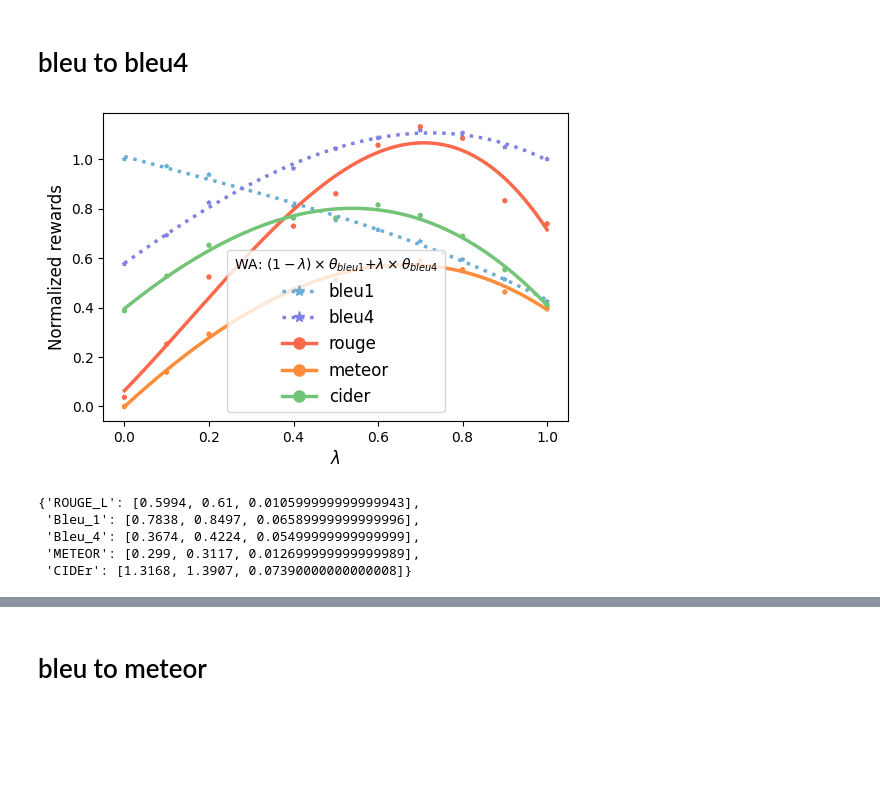
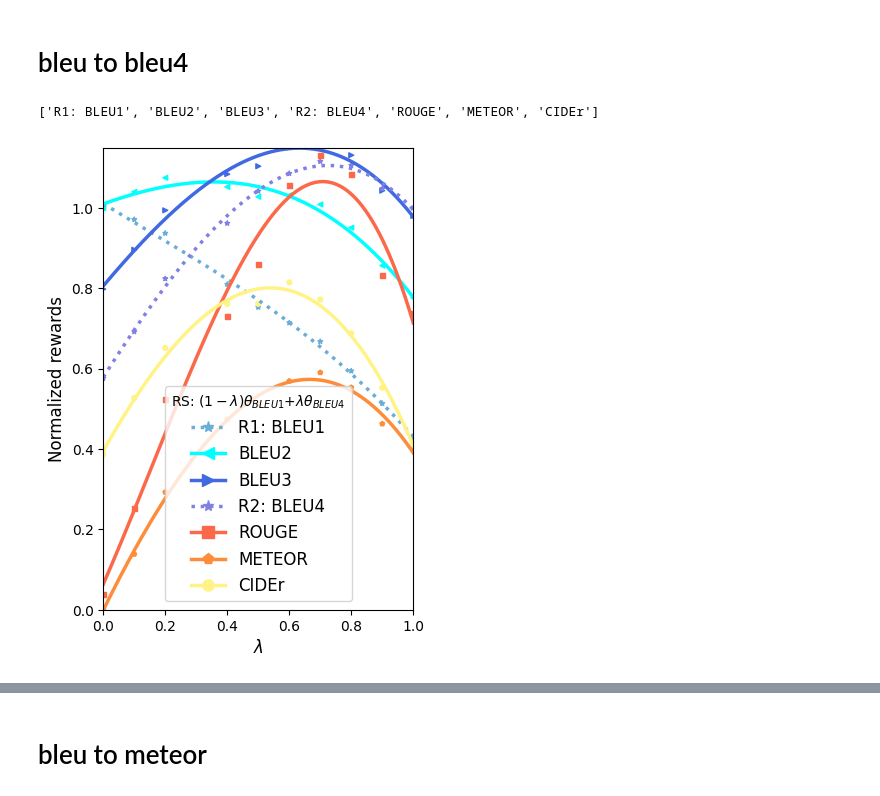
Before and after one commit to alexrame/domainbedv2, a Jupyter notebook: notebooks/rl/captioning/wa_rl_captioning.ipynb, the cells around one changed output, grey strips where cells are left out. Saved outputs shown, nothing was run; the diff lists cells and outputs as text; code cells hidden in the pictures; blank space fills up the shorter version.

```diff
--- a/notebooks/rl/captioning/wa_rl_captioning.ipynb
+++ b/notebooks/rl/captioning/wa_rl_captioning.ipynb
@@ -117,28 +128,42 @@ dict_key_to_minmax_fts
 clean_kwargs_scatter = {
     "key_x": "1-lambda",
     "loc": "lower center",
-    "colormaps": ["Blues", "Dark_Blues", "Reds", "Oranges", "Greens"],
+    "colors": [
+        plot.get_color_from_cmap(cmp, dict_colormaps=dict_colormaps)
+        for cmp in ["Blues", "fake_cyan", "fake_royalblue", "Dark_Blues", "Reds", "Oranges", "Yellows"]
+    ],
     "order": "3",
     "title": None,
-    "_dict_key_to_label": {"1-lambda": r'$\lambda$', "lambda": r'$\lambda$'}
+    "_dict_key_to_limit": {"x": (0., 1.), "y": (0, 1.08)},
+    "_dict_key_to_label": {"1-lambda": r'$\lambda$', "lambda": r'$\lambda$',  "METEOR": "METEOR", "CIDEr": "CIDEr"}
 }
-keys_y=["Bleu_1", "Bleu_4", "ROUGE_L", "METEOR", "CIDEr"]
+keys_y=["Bleu_1", "Bleu_2", "Bleu_3", "Bleu_4", "ROUGE_L", "METEOR", "CIDEr"]
 
-
-def plot_scatter_captioning(l, key_1, key_2, dict_key_to_minmax=dict_key_to_minmax_fts, legendtitle=None, **kwargs):
+dict_key_to_marker = {
+    "Bleu_1": 'v',
+    "Bleu_2": '<',
+    "Bleu_3": '>',
+    "Bleu_4":  '^',
+    "ROUGE_L": 's',
+    "METEOR": 'p',
+    "CIDEr": "o",
+}
+def plot_scatter_captioning(l, key_1, key_2, dict_key_to_minmax=dict_key_to_minmax_fts, legendtitle=None, keys_y=keys_y, **kwargs):
     label_1 = dict_key_to_label[key_1]
     label_2 = dict_key_to_label[key_2]
     if legendtitle is None:
-        legendtitle = r"WA: $(1-\lambda) \times $" + r"$\theta_{{{label_1}}}$".format(
+        legendtitle = r"RS: $(1-\lambda) $" + r"$\theta_{{{label_1}}}$".format(
             label_1=label_1
-        ) + r"$ + \lambda \times \theta_{{{label_2}}}$".format(label_2=label_2)
+        ) + r"$ + \lambda \theta_{{{label_2}}}$".format(label_2=label_2)
 
-    plot.plt.rcParams["figure.figsize"] = (6, 4)
+    plot.plt.rcParams["figure.figsize"] = (4, 6)
     for key in clean_kwargs_scatter.keys():
         if key not in kwargs:
             kwargs[key] = clean_kwargs_scatter[key]
-    labels = [dict_key_to_label[key] for key in keys_y]
-    markers = ["*" if key in [key_1, key_2] else "o" for key in keys_y]
+    suffixes = ["R1: " if key == key_1 else ("R2: " if key == key_2 else "") for key in keys_y]
+    labels = [suffix + dict_key_to_label[key] for suffix, key in zip(suffixes, keys_y)]
+    print(labels)
+    markers = ["*" if key in [key_1, key_2] else dict_key_to_marker[key] for key in keys_y]
     linestyles = ["dotted" if key in [key_1, key_2] else "solid" for key in keys_y]
     kwargs["keys_y"] = [
         key + "-" + str(dict_key_to_minmax[key][0]) + "/" + str(dict_key_to_minmax[key][2]) for key in keys_y]
@@ -261,18 +286,13 @@ def plot_captioning(list_l, key_x, key_y, do_annotate=True, dict_annotation_to_l
 # %% [markdown]
 # bleu to bleu4
 # %%
-fig_dr = plot_scatter_captioning(l=e2e_bleubleu4.l_wa_bleu4bleu, key_1="Bleu_1", key_2="Bleu_4", dict_key_to_minmax=dict_key_to_minmax_e2e)
+fig_dr = plot_scatter_captioning(l=e2e_bleubleu4.l_wa_bleu4bleu, key_1="Bleu_1", key_2="Bleu_4", dict_key_to_minmax=dict_key_to_minmax_e2e,
+                    _dict_key_to_limit={"x": (0., 1.), "y": (0, 1.15)},
+                    )
 plot.save_fig(fig=fig_dr, name="captioning/lambda_captioning_e2e_bleu1tobleu4.pdf", do_save=do_save)
 # %% [output]
+['R1: BLEU1', 'BLEU2', 'BLEU3', 'R2: BLEU4', 'ROUGE', 'METEOR', 'CIDEr']
-[figure, old version]
+[figure, new version]
-# %%
-dict_key_to_minmax_fts
-# %% [output]
-{'ROUGE_L': [0.5994, 0.61, 0.010599999999999943],
- 'Bleu_1': [0.7838, 0.8497, 0.06589999999999996],
- 'Bleu_4': [0.3674, 0.4224, 0.05499999999999999],
- 'METEOR': [0.299, 0.3117, 0.012699999999999989],
- 'CIDEr': [1.3168, 1.3907, 0.07390000000000008]}
 # %%
 fig_dr = plot_captioning(
     list_l=[
```
Also changed, not shown: parts of 29 cells of this notebook, 6 other files.
